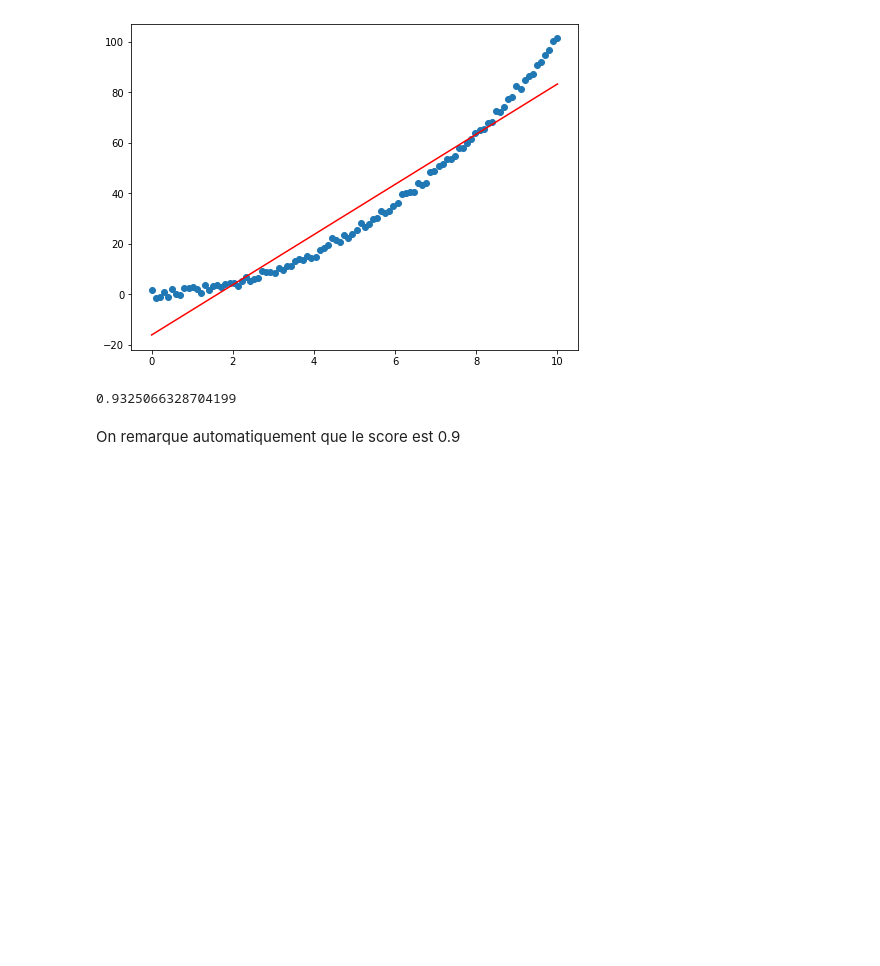
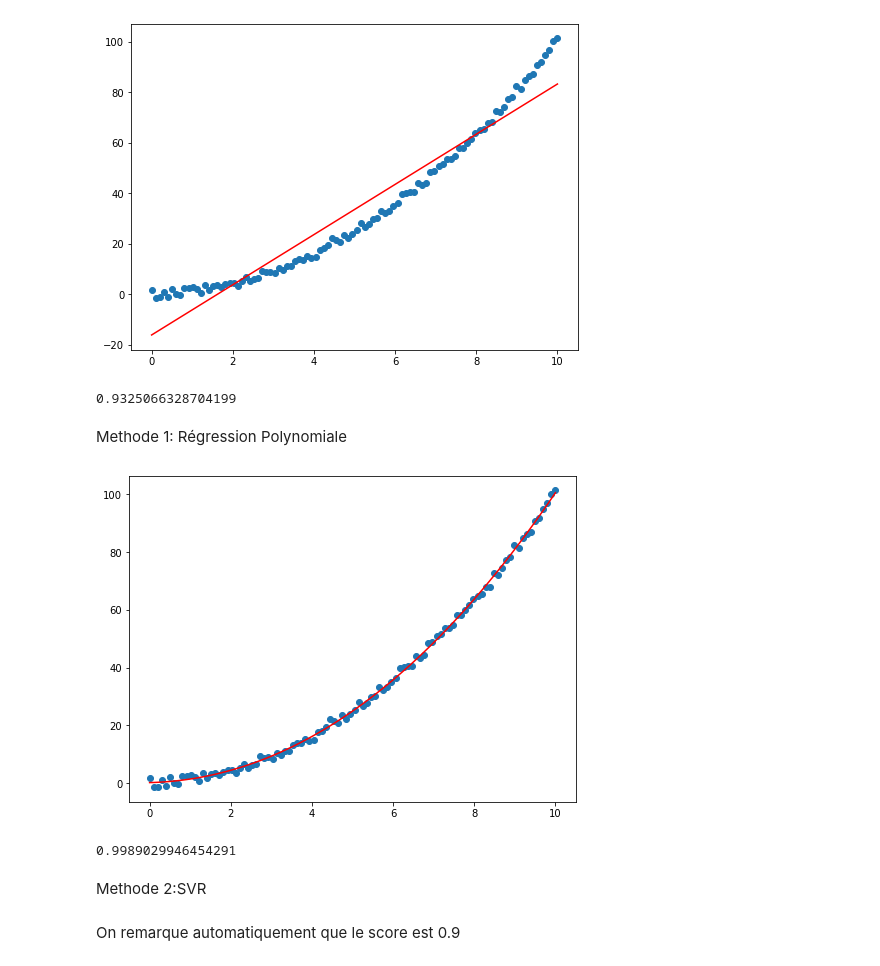
Before and after one commit to mohamed063197/Data-scientist, a Jupyter notebook: 06_ML_Apprentissage Supervisé.ipynb, the cells around one changed output. Cells and saved outputs as stored; diff of their text form; code cells hidden in the pictures; blank space fills up the shorter version.

```diff
--- a/06_ML_Apprentissage Supervisé.ipynb
+++ b/06_ML_Apprentissage Supervisé.ipynb
@@ -68,6 +68,29 @@ print(score)
 # %% [output]
 [figure]
 0.9325066328704199
+# %% [markdown]
+Methode 1: Régression Polynomiale
+# %%
+from sklearn.preprocessing import PolynomialFeatures
+features_poly=PolynomialFeatures(degree=3)
+poly_X=features_poly.fit_transform(X)
+
+model=LinearRegression()
+#poly_X
+model.fit(poly_X, Y)
+y_predict = model.predict(poly_X)
+score=model.score(poly_X, Y)
+
+plt.figure(figsize=(8,6))
+plt.scatter(X,Y)
+plt.plot(X, y_predict, c="red")
+plt.show()
+print(score)
+# %% [output]
+[figure, added]
+0.9989029946454291
+# %% [markdown]
+Methode 2:SVR
 # %% [markdown]
 On remarque automatiquement que le score est 0.9
 # %%
```
Also changed, not shown: parts of 24 cells of this notebook, 3 other files.
